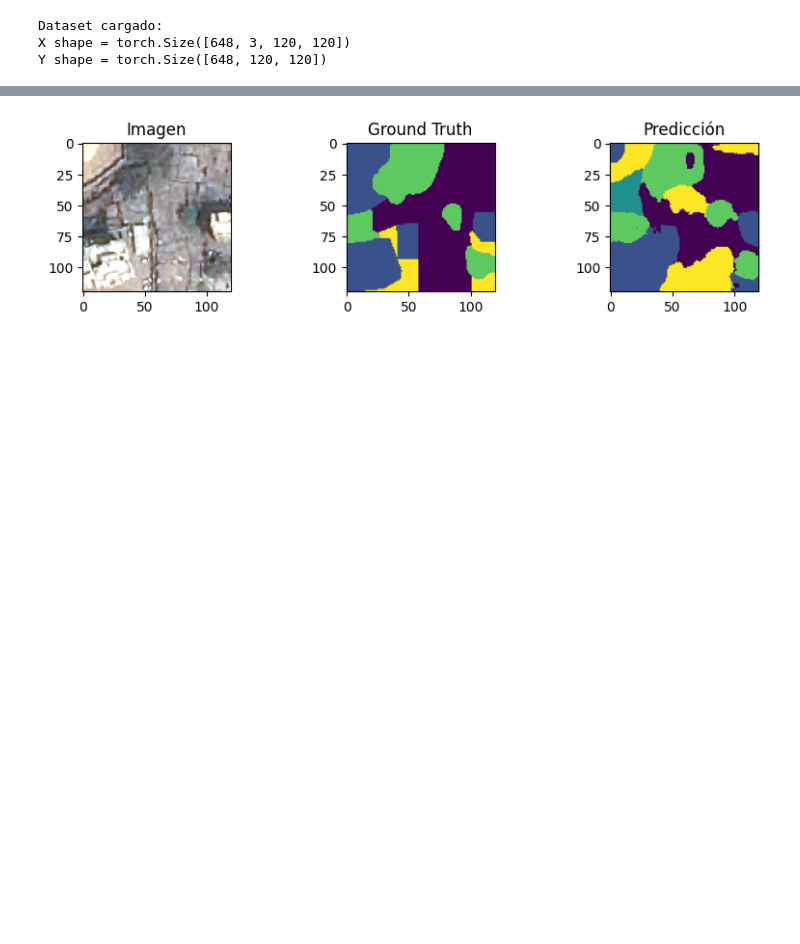
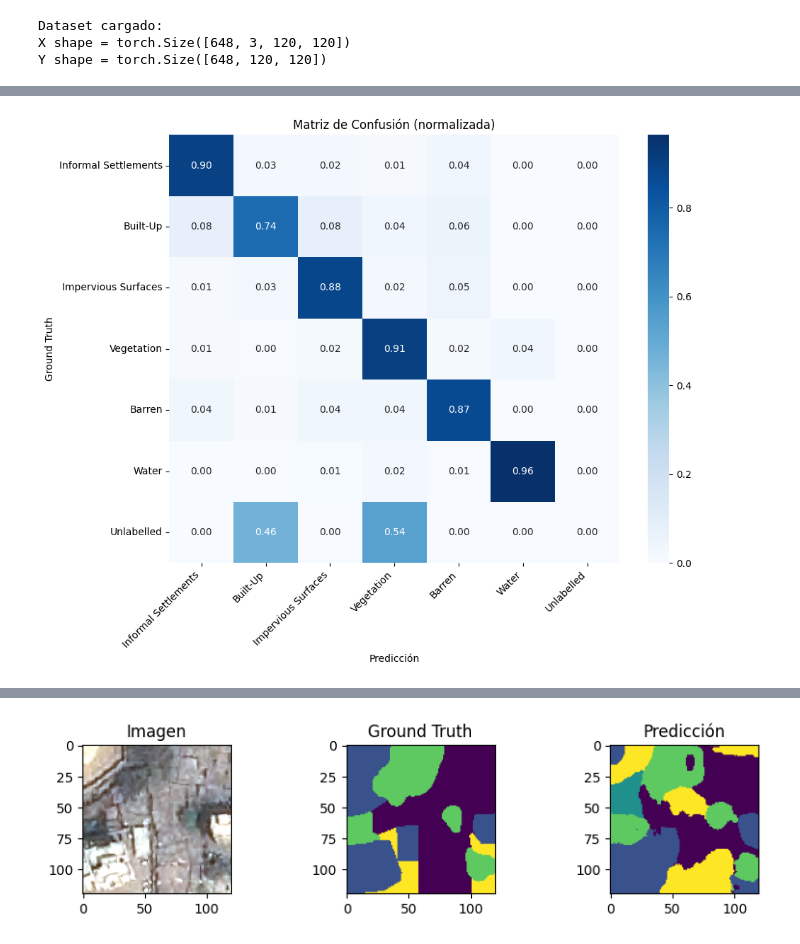
Before and after one commit to Otza02/satellite-img-segmentation, a Jupyter notebook: notebooks/train.ipynb, the cells around one changed output, grey strips where cells are left out. Drawn from its saved outputs; the diff is of its cells as text; code cells hidden in the pictures; blank space fills up the shorter version.

```diff
--- a/notebooks/train.ipynb
+++ b/notebooks/train.ipynb
@@ -116,0 +126,4 @@ preds = torch.argmax(outputs, dim=1)
+# %%
+plot_confusion_matrix(metrics["confusion_matrix"])
+# %% [output]
+[figure, added]
```
Also changed, not shown: parts of 21 cells of this notebook.
